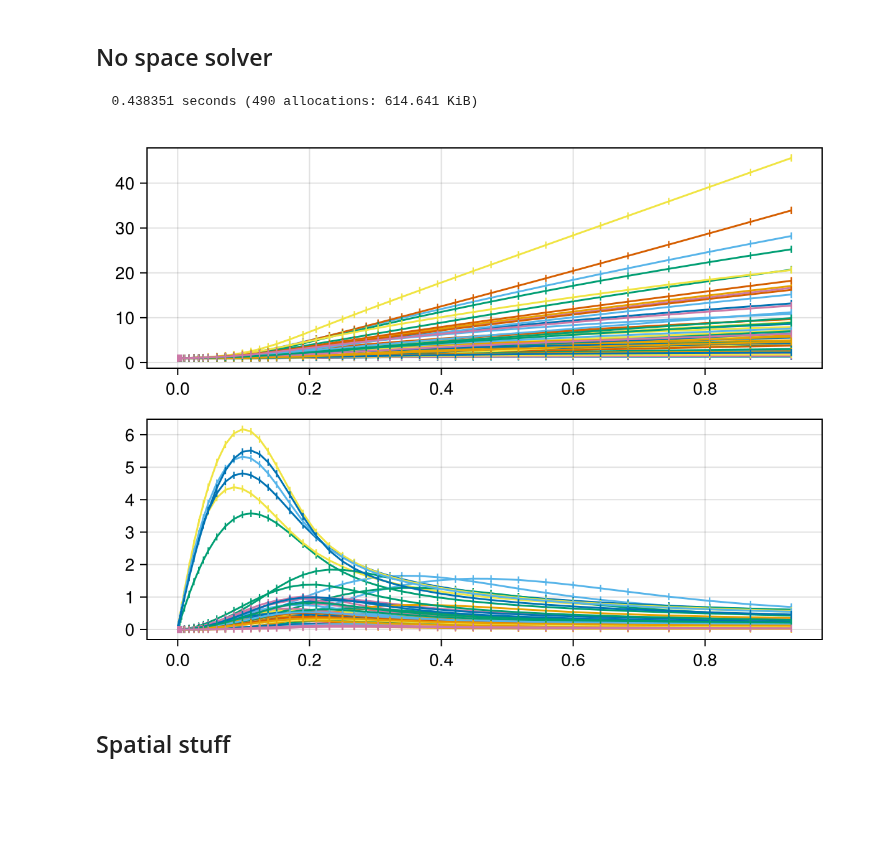
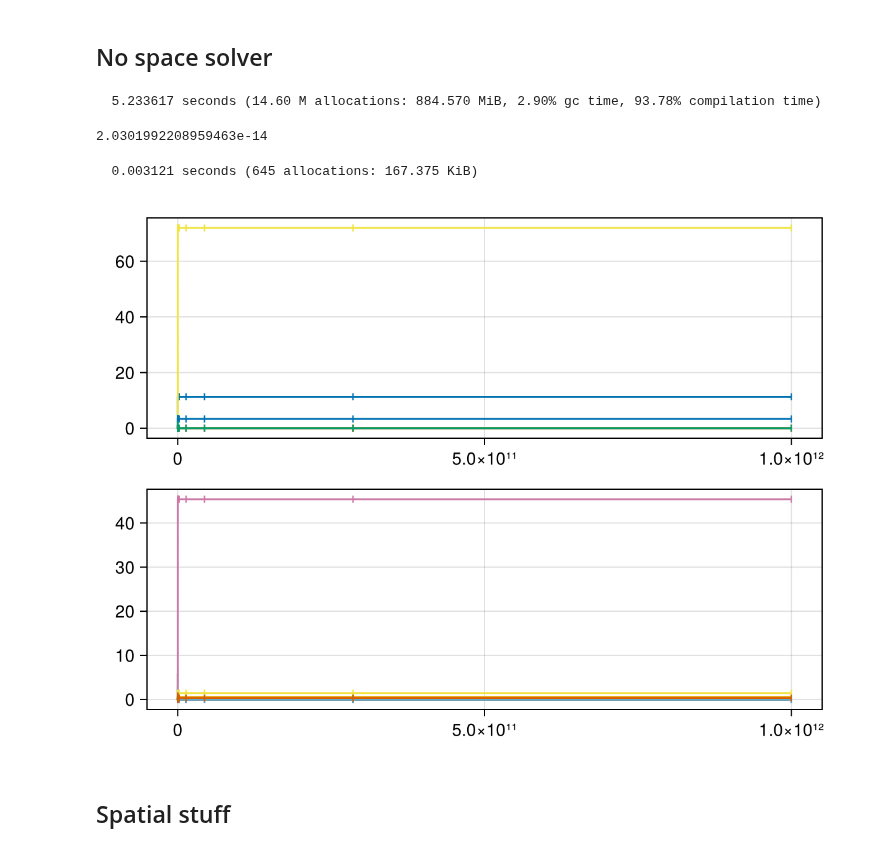
Before and after one commit to kockahonza/SSMC, a Jupyter notebook: notebooks/random_systems.ipynb, the cells around one changed output. Drawn from its saved outputs; the diff is of its cells as text; code cells hidden in the pictures; blank space fills up the shorter version.

```diff
--- a/notebooks/random_systems.ipynb
+++ b/notebooks/random_systems.ipynb
@@ -88,7 +114,7 @@ GLMakie.Screen(...)
 # %%
 ps = rsg();
 # %%
-ps = params[3];
+ps = params[2];
 # %% [markdown]
 ## No space solver
 # %%
@@ -101,22 +127,25 @@ ssp = make_mmicrm_ss_problem(ps, u0)
     callback=nothing,
 );
 maximum(abs, sss.resid)
+# %% [output]
+  5.233617 seconds (14.60 M allocations: 884.570 MiB, 2.90% gc time, 93.78% compilation time)
+2.0301992208959463e-14
 # %%
 # Fixed time with evolution
 u0 = make_u0_smart(ps; u0=:onlyN);
-p = make_mmicrm_problem(ps, u0, 10000);
+p = make_mmicrm_problem(ps, u0, 1000000000000);
 # p = remake_guarantee_positive(p)
 
 @time s = solve(p, QNDF();
     callback=make_timer_callback(0.5)
 )
 
 f = plot_mmicrm_sol(s)
 # display(GLMakie.Screen(), f)
 f
 # %% [output]
-  0.438351 seconds (490 allocations: 614.641 KiB)
+  0.003121 seconds (645 allocations: 167.375 KiB)
-[figure, old version]
+[figure, new version]
 # %% [markdown]
 ## Spatial stuff
 # %%
```
Also changed, not shown: parts of 12 cells of this notebook, 10 other files.
